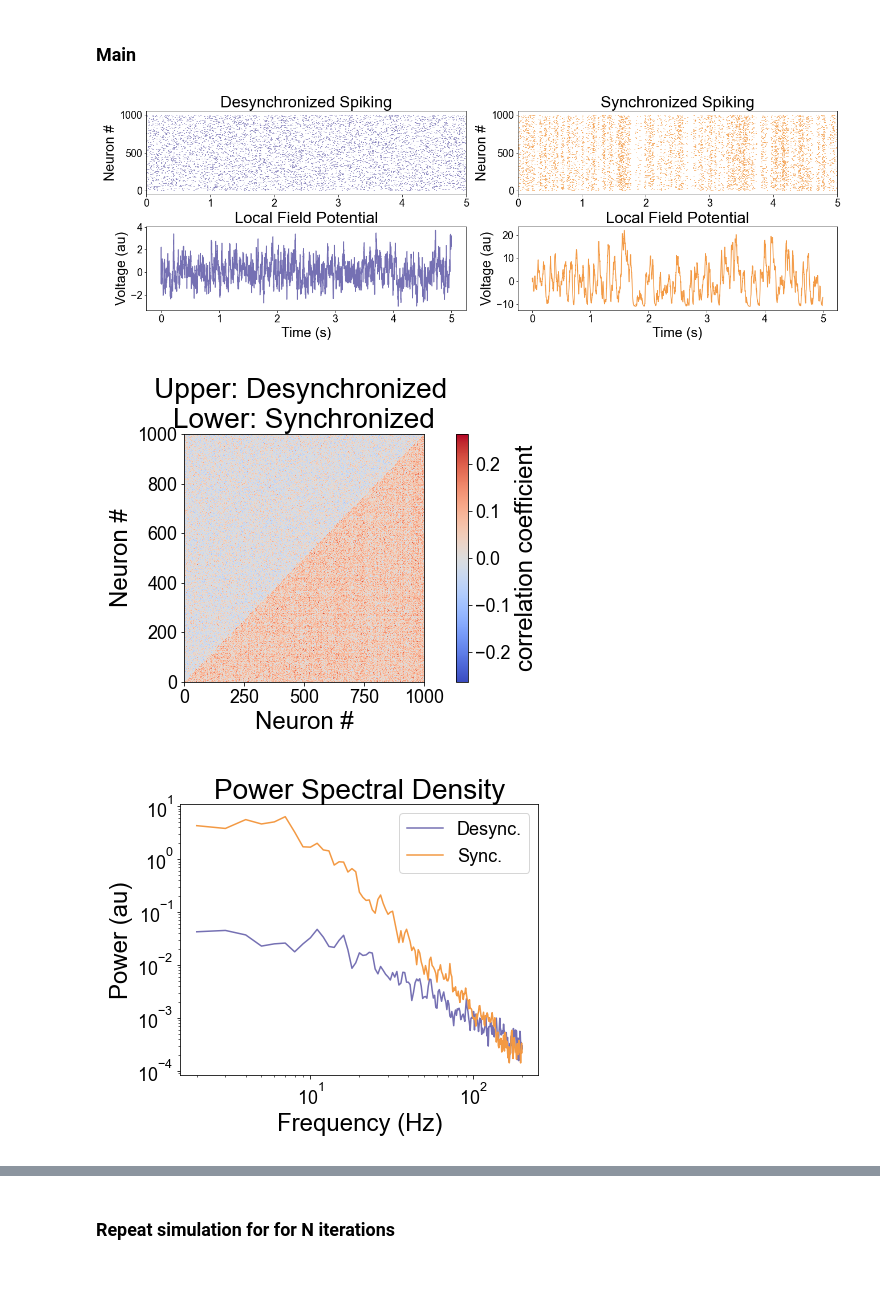
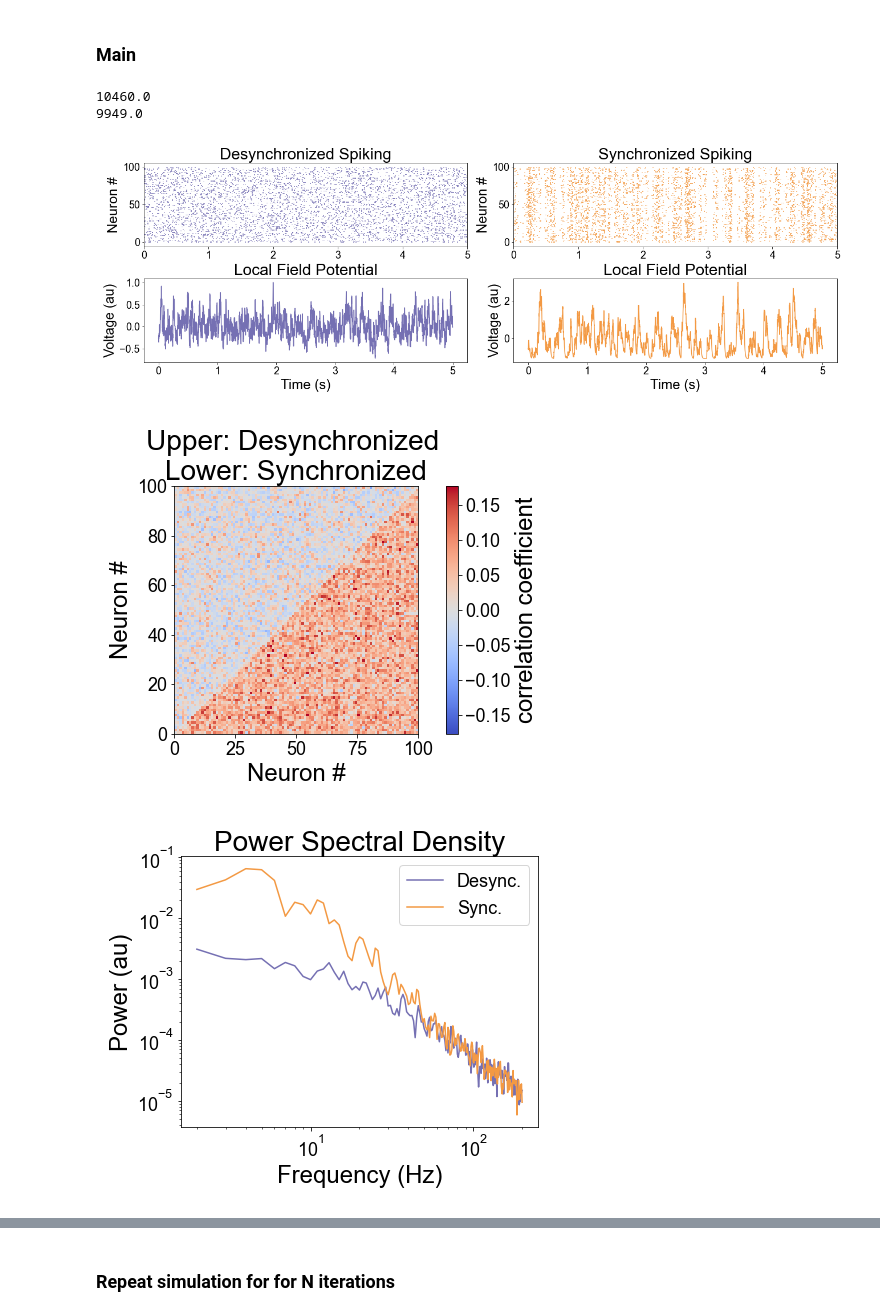
Before and after one commit to mwprestonjr/sfn_2022, a Jupyter notebook: notebooks/panel_1.ipynb, the cells around one changed output, grey strips where cells are left out. Cells and saved outputs as stored; diff of their text form; code cells hidden in the pictures; blank space fills up the shorter version.

```diff
--- a/notebooks/panel_1.ipynb
+++ b/notebooks/panel_1.ipynb
@@ -47,7 +47,7 @@ DIR_DATA = PATH + "/data"
 # simulation settings
 N_SECONDS = 10
 FS = 1000 # sampling frequency
-N_NEURONS = 1000
+N_NEURONS = 100
 MEAN_RATE = 10 # average rate of each neuron (Hz)
 
 # random process params
@@ -61,6 +61,13 @@ COLORS = ["#7570b3", "#3FAA96", "#F39943"]
 # figure size
 FIG_WIDTH = 18
 FIG_HEIGHT = 9
+
+# subplot label size and figure padding
+FONTSIZE_SUBPLOTS = 28
+LABEL_PAD = 0.2
+
+# how much time to plot
+TIME2PLOT = 5 # sec
 # %% [markdown]
 #### Functions
 # %%
@@ -138,18 +145,21 @@ def run_homogeneouspool_sim(sync=True):
     lfp = detrend(lfp, type='constant')
     freq, spectra = compute_spectrum(lfp, FS, f_range=[2,200])
 
-    return spike_times, lfp, spectra, freq
+    return spike_times, pop_spikes, lfp, spectra, freq
 # %% [markdown]
 ### Main
 # %%
 # run sim
-spike_times, lfp, spectra, freq = run_homogeneouspool_sim(sync=True)
-spike_times_w, lfp_w, spectra_w, freq_w = run_homogeneouspool_sim(sync=False)
+spike_times, pop_spikes, lfp, spectra, freq = run_homogeneouspool_sim(sync=True)
+spike_times_w, pop_spikes_w, lfp_w, spectra_w, freq_w = run_homogeneouspool_sim(sync=False)
+# %%
+print(np.sum(pop_spikes))
+print(np.sum(pop_spikes_w))
+# %% [output]
+10460.0
+9949.0
 # %%
 # plot spiking and LFP
-
-# settings
-time2plot = 5 # plot XXX seconds only
 
 # create figure and axes
 fig = plt.figure(figsize=[FIG_WIDTH,6])
@@ -157,38 +167,38 @@ fig = plt.figure(figsize=[FIG_WIDTH,6])
 # set up gridspec
 spec = gridspec.GridSpec(ncols=2, nrows=2, figure=fig)
 ax00 = fig.add_subplot(spec[0,0])
 ax10 = fig.add_subplot(spec[1,0])
 ax01 = fig.add_subplot(spec[0,1])
 ax11 = fig.add_subplot(spec[1,1])
 
 # plot spiking
 ax00.eventplot(spike_times_w, color=COLORS[0])
 ax01.eventplot(spike_times, color=COLORS[2])
 for ax in[ax00, ax01]:
-    ax.set_xlim([0, time2plot])
+    ax.set_xlim([0, TIME2PLOT])
 
 # plot LFPs
-t_lfp = create_times(time2plot, FS)
-ax10.plot(t_lfp, lfp_w[:time2plot*FS], color=COLORS[0])
-ax11.plot(t_lfp, lfp[:time2plot*FS], color=COLORS[2])
+t_lfp = create_times(TIME2PLOT, FS)
+ax10.plot(t_lfp, lfp_w[:TIME2PLOT*FS], color=COLORS[0])
+ax11.plot(t_lfp, lfp[:TIME2PLOT*FS], color=COLORS[2])
 
 # labels
 for ax in[ax10, ax11]:
     ax.set(xlabel='Time (s)')
     ax.set(ylabel='Voltage (au)')
 for ax in[ax00, ax01]:
     ax.set(ylabel='Neuron #')
 
 # set titles
 ax00.set_title('Desynchronized Spiking')
 ax10.set_title('Local Field Potential')
 ax01.set_title('Synchronized Spiking')
 ax11.set_title('Local Field Potential')
 
 # save
 plt.savefig(DIR_FIG + '/panel_1_fig1.png')
 # %% [output]
-[figure, old version]
+[figure, new version]
 # %%
 # compute correlation/covarience measures
 
@@ -226,7 +236,7 @@ ax.set_title('Upper: Desynchronized \nLower: Synchronized')
 # save
 plt.savefig(DIR_FIG + '/panel_1_fig2.png')
 # %% [output]
-[figure, old version]
+[figure, new version]
 # %%
 # Plot spectra
 
@@ -243,6 +253,6 @@ ax_psd.set_title('Power Spectral Density')
 # save
 plt.savefig(DIR_FIG + '/panel_1_fig3.png')
 # %% [output]
-[figure, old version]
+[figure, new version]
 # %%
 # create figure
```
Also changed, not shown: parts of 5 cells of this notebook, 2 other files.
